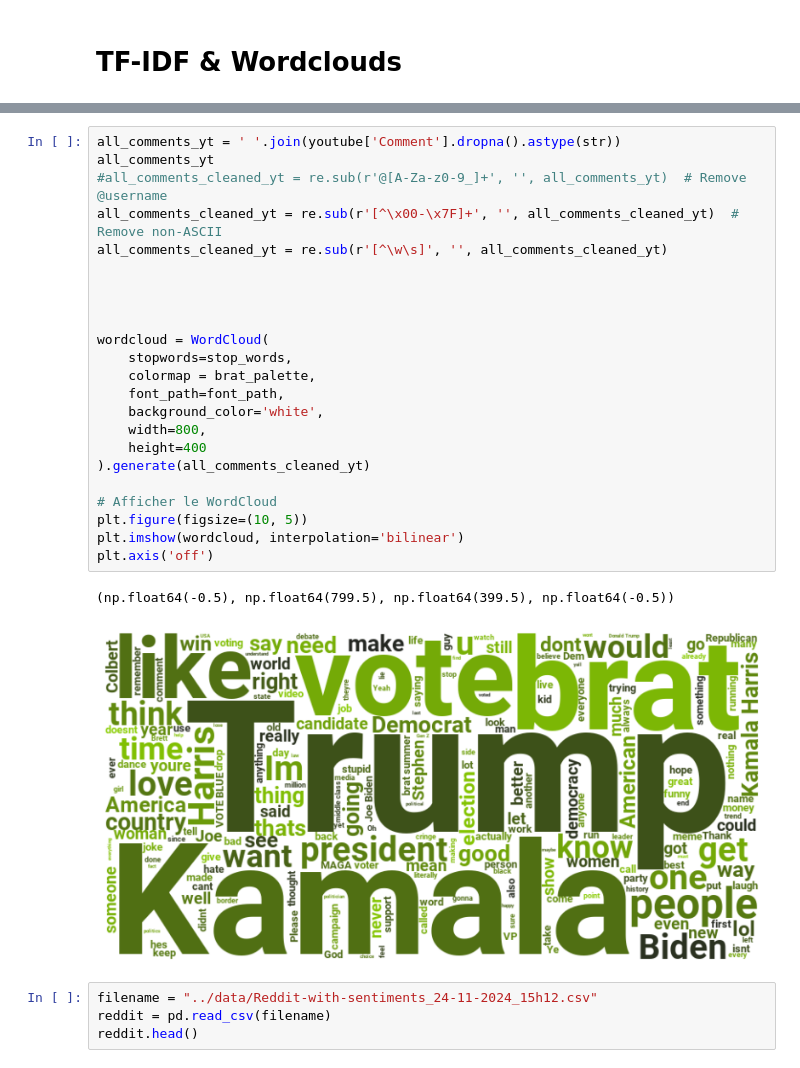
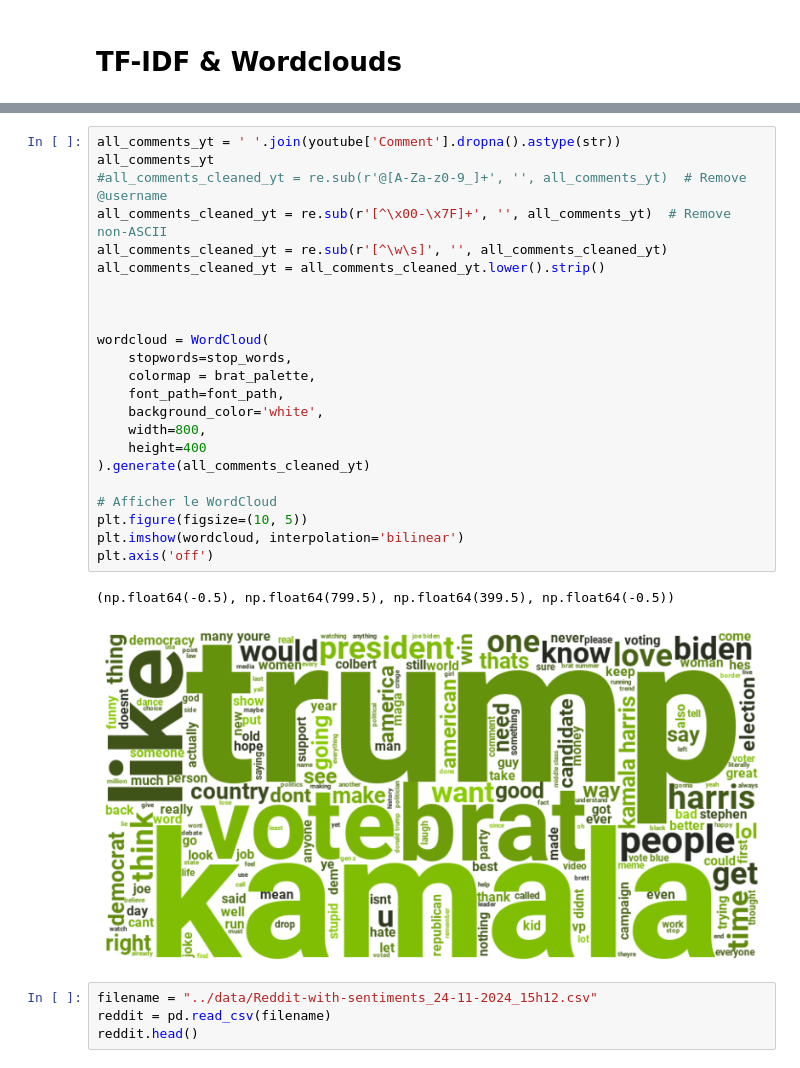
Before and after one commit to pouvoirdasha/sociology_scrapping, a Jupyter notebook: notebooks_stats_finetuning/decriptive_stats_dasha.ipynb, the cells around one changed output, grey strips where cells are left out. Drawn from its saved outputs; the diff is of its cells as text.

Commit message:
adding more graphs on word freq

```diff
--- a/notebooks_stats_finetuning/decriptive_stats_dasha.ipynb
+++ b/notebooks_stats_finetuning/decriptive_stats_dasha.ipynb
@@ -765,29 +838,29 @@ youtube.head()
 # %%
 all_comments_yt = ' '.join(youtube['Comment'].dropna().astype(str))
 all_comments_yt
 #all_comments_cleaned_yt = re.sub(r'@[A-Za-z0-9_]+', '', all_comments_yt)  # Remove @username
-all_comments_cleaned_yt = re.sub(r'[^\x00-\x7F]+', '', all_comments_cleaned_yt)  # Remove non-ASCII
+all_comments_cleaned_yt = re.sub(r'[^\x00-\x7F]+', '', all_comments_yt)  # Remove non-ASCII
 all_comments_cleaned_yt = re.sub(r'[^\w\s]', '', all_comments_cleaned_yt)
-
+all_comments_cleaned_yt = all_comments_cleaned_yt.lower().strip()
 
 
 
 wordcloud = WordCloud(
     stopwords=stop_words,
     colormap = brat_palette,
     font_path=font_path,
     background_color='white',
     width=800,
     height=400
 ).generate(all_comments_cleaned_yt)
 
 # Afficher le WordCloud
 plt.figure(figsize=(10, 5))
 plt.imshow(wordcloud, interpolation='bilinear')
 plt.axis('off')
 # %% [output]
 (np.float64(-0.5), np.float64(799.5), np.float64(399.5), np.float64(-0.5))
-[figure, old version]
+[figure, new version]
 # %%
 filename = "../data/Reddit-with-sentiments_24-11-2024_15h12.csv"
 reddit = pd.read_csv(filename)
```
Also changed, not shown: parts of 13 cells of this notebook.
